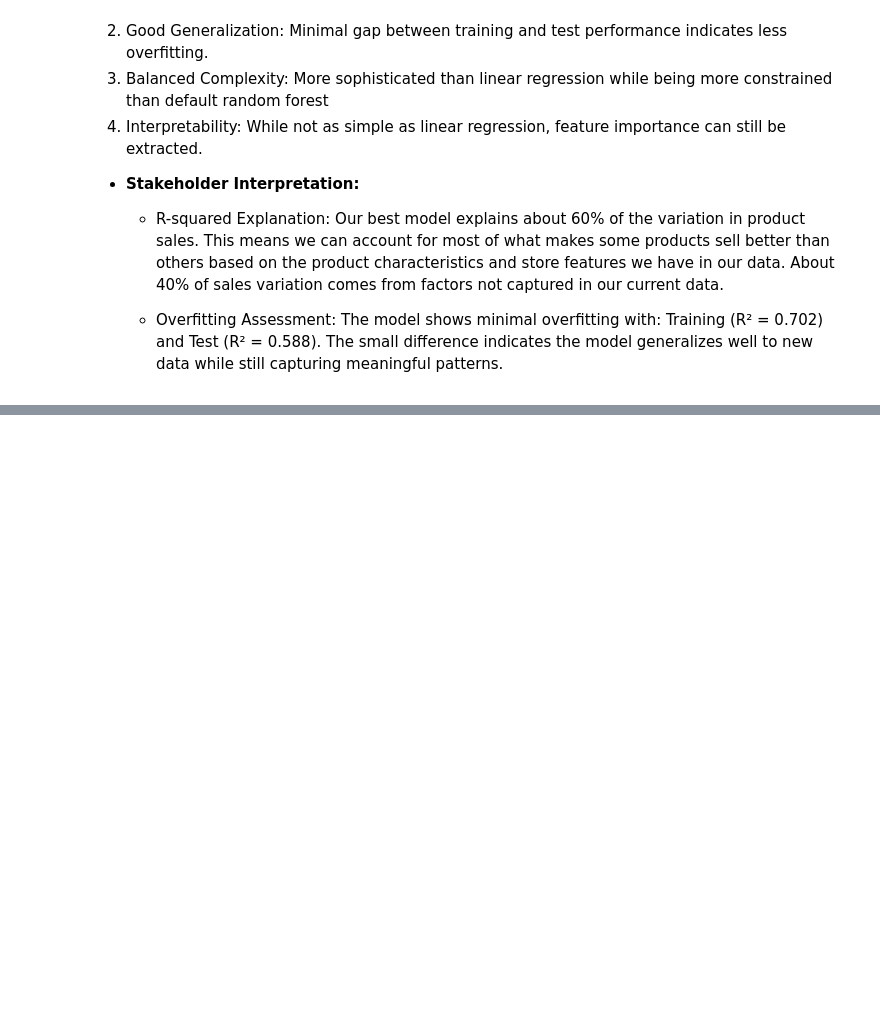
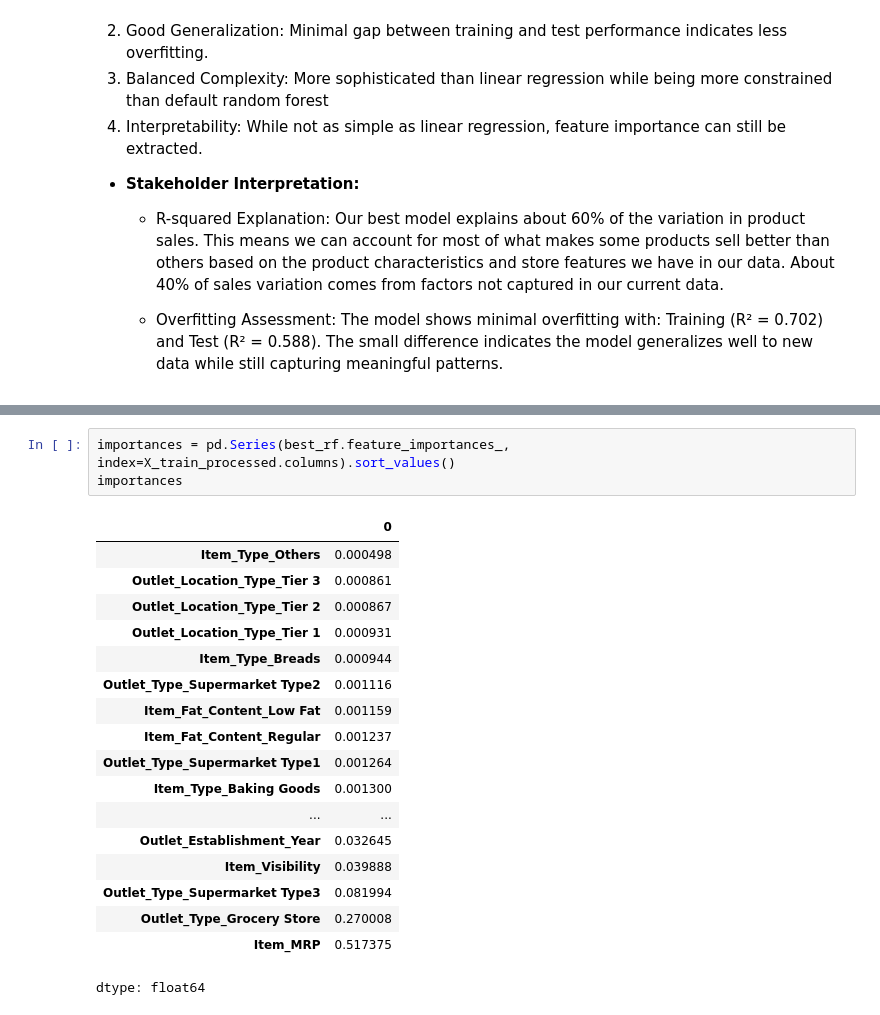
Before and after one commit to baraa-hakawati/Prediction-of-Product-Sales, a Jupyter notebook: Retail_Sales_Prediction.ipynb, the cells around one changed output, grey strips where cells are left out. Cells and saved outputs as stored; diff of their text form; blank space fills up the shorter version.

```diff
--- a/Retail_Sales_Prediction.ipynb
+++ b/Retail_Sales_Prediction.ipynb
@@ -1081,0 +1188,22 @@ The model shows minimal overfitting with: Training (R² = 0.702) and Test (R² =
+# %%
+importances = pd.Series(best_rf.feature_importances_, index=X_train_processed.columns).sort_values()
+importances
+# %% [output]
+|  | 0 |
+| Item_Type_Others | 0.000498 |
+| Outlet_Location_Type_Tier 3 | 0.000861 |
+| Outlet_Location_Type_Tier 2 | 0.000867 |
+| Outlet_Location_Type_Tier 1 | 0.000931 |
+| Item_Type_Breads | 0.000944 |
+| Outlet_Type_Supermarket Type2 | 0.001116 |
+| Item_Fat_Content_Low Fat | 0.001159 |
+| Item_Fat_Content_Regular | 0.001237 |
+| Outlet_Type_Supermarket Type1 | 0.001264 |
+| Item_Type_Baking Goods | 0.001300 |
+| ... | ... |
+| Outlet_Establishment_Year | 0.032645 |
+| Item_Visibility | 0.039888 |
+| Outlet_Type_Supermarket Type3 | 0.081994 |
+| Outlet_Type_Grocery Store | 0.270008 |
+| Item_MRP | 0.517375 |
+dtype: float64
```
Also changed, not shown: parts of 15 cells of this notebook.
